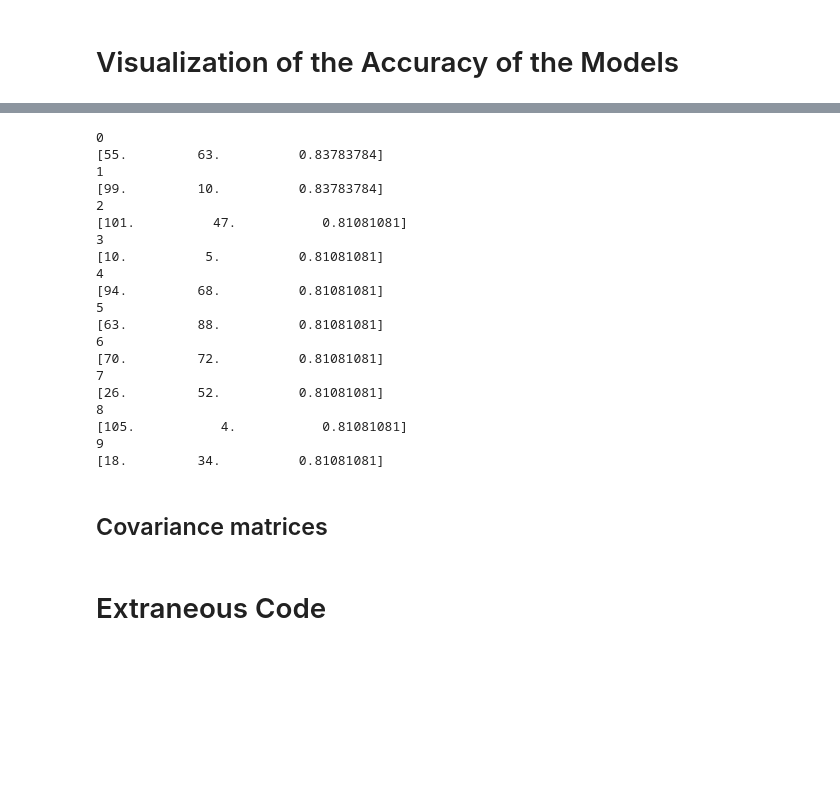
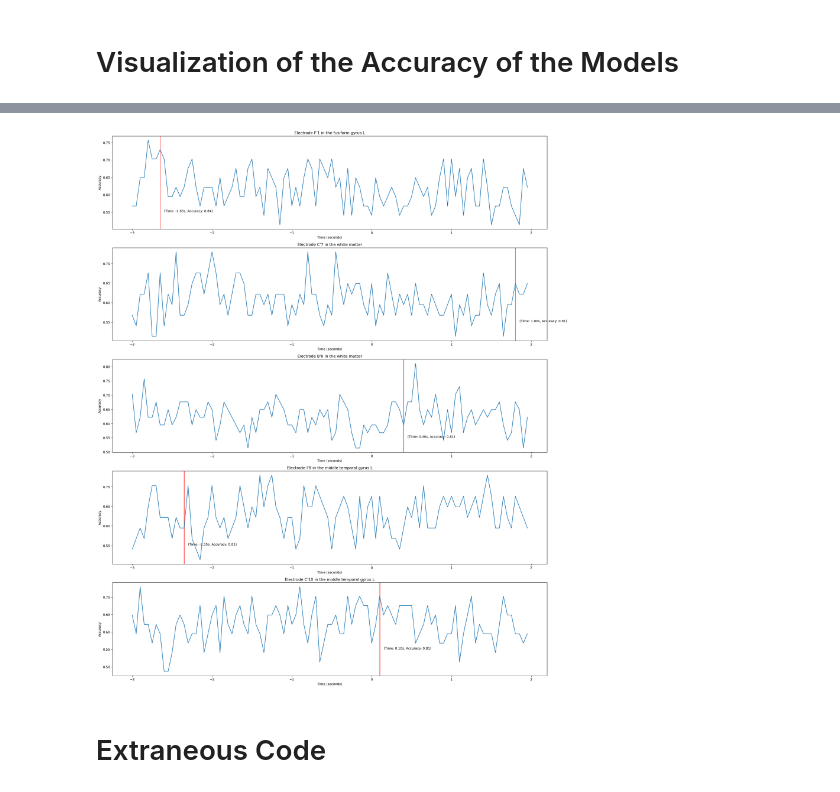
Before and after one commit to ncsl/decoding-decision-making, a Jupyter notebook: EFRI Data Analysis LDA.ipynb, the cells around one changed output, grey strips where cells are left out. Saved outputs shown, nothing was run; the diff lists cells and outputs as text; code cells hidden in the pictures; blank space fills up the shorter version.

```diff
--- a/EFRI Data Analysis LDA.ipynb
+++ b/EFRI Data Analysis LDA.ipynb
@@ -64,6 +44,7 @@ good_trials = np.where(np.isnan(bets) == False)[0] # extract indices of trials w
 bets = bets[good_trials] # get the bet values for the good trials
 subject_cards = setup_data['filters']['card1'][good_trials] # get the subject's card values for the good trials
 # %%
+elec_name = setup_data['elec_name']
 elec_area = setup_data['elec_area']
 # %%
 data = np.load(data_path)
@@ -243,15 +253,19 @@ plt.show
 # %%
-fig, axs = plt.subplots(2, 1, figsize=(16, 12))
+# Plots the model accuracy as a function of time for the top performing channels, number of plots specified by "num_plots"
+def plot_accuracies_line(num_plots, best_scores_max_sorted):
+    fig, axs = plt.subplots(num_plots, 1, figsize=(24, 6 * num_plots))
 
-time = (np.arange(0, 100, 1) / 20) - 3
+    time = (np.arange(0, 100, 1) / 20) - 3 # time 0 seconds denotes when the subject starts moving
 
-for i, channel in enumerate(best_scores_max_sorted[-2:]):
-    ch_index, timepoint, peak_accuracy = channel
-    timepoint = timepoint/20 - 3
-    ax = axs[i]
-    ax.plot(time[:], best_scores[int(ch_index)])
-    ax.set_title('Channel in the %s' %(elec_area[int(ch_index)]))
-    ax.set_ylabel('Accuracy')
-    ax.set_xlabel('Time (seconds)')
-    ax.axvspan(timepoint - .01 ,timepoint + .01,color = 'red', alpha=0.5)
-    ax.annotate(f'(Time: {timepoint:.2f}, Accuracy: {peak_accuracy:.2f})', xy=(timepoint + .05 ,.5))
+    for i, channel in enumerate(best_scores_max_sorted[:num_plots]):
+        ch_index, timepoint, peak_accuracy = channel
+        timepoint = timepoint/20 - 3
+        ax = axs[i]
+        ax.plot(time[:], best_scores[int(ch_index)])
+        ax.set_title('Electrode %s in the %s' %(elec_name[int(ch_index)], elec_area[int(ch_index)]))
+        ax.set_ylabel('Accuracy')
+        ax.set_xlabel('Time (seconds)')
+        ax.axvspan(timepoint - .0025 ,timepoint + .0025, color = 'red', alpha=0.5)
+        ax.annotate(f'(Time: {timepoint:.2f}s, Accuracy: {peak_accuracy:.2f})', xy=(timepoint + .05 ,.55))
+
+    plt.savefig('accuracy_plots/accuracies_line.png')
@@ -260,27 +271,0 @@ for i, channel in enumerate(best_scores_max_sorted[-2:]):
-# %%
-for i, channel in enumerate(best_scores_max_sorted[:10]):
-    print(i)
-    print(channel)
-# %% [output]
-0
-[55.         63.          0.83783784]
-1
-[99.         10.          0.83783784]
-2
-[101.          47.           0.81081081]
-3
-[10.          5.          0.81081081]
-4
-[94.         68.          0.81081081]
-5
-[63.         88.          0.81081081]
-6
-[70.         72.          0.81081081]
-7
-[26.         52.          0.81081081]
-8
-[105.           4.           0.81081081]
-9
-[18.         34.          0.81081081]
-# %% [markdown]
-## Covariance matrices
@@ -335,3 +272,7 @@ plt.show()
+# %%
+plot_accuracies_line(5, best_scores_max_sorted=best_scores_max_sorted)
+# %% [output]
+[figure, added]
 # %% [markdown]
 # Extraneous Code
 # %% [markdown]
```
Also changed, not shown: parts of 24 cells of this notebook.
